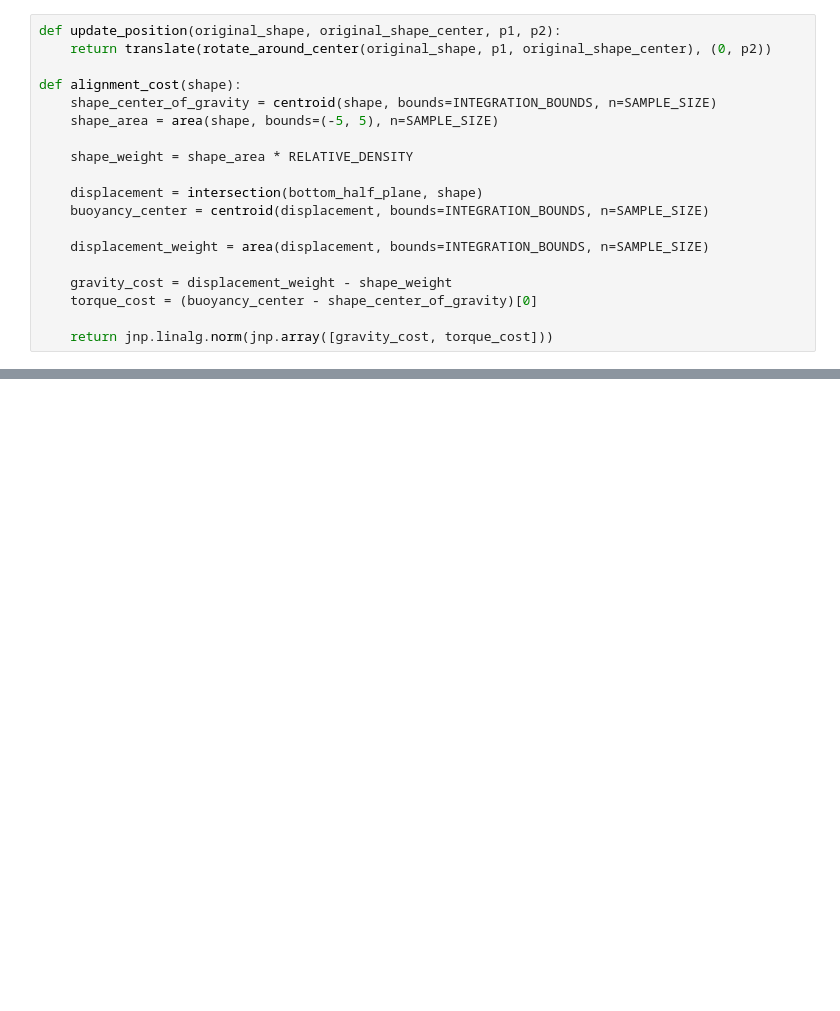
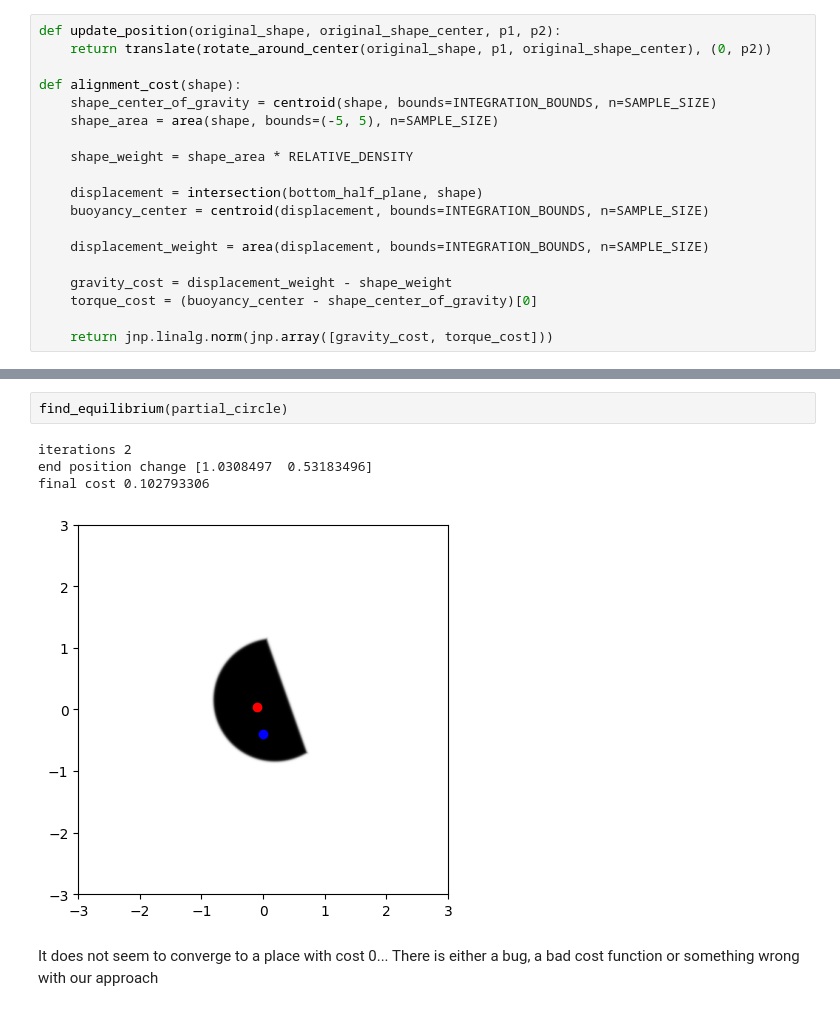
Before and after one commit to implicitsurfaces/polymorph, a Jupyter notebook: notebooks/full_boat_example.ipynb, the cells around one changed output, grey strips where cells are left out. Drawn from its saved outputs; the diff is of its cells as text; blank space fills up the shorter version.

```diff
--- a/notebooks/full_boat_example.ipynb
+++ b/notebooks/full_boat_example.ipynb
@@ -207,0 +213,9 @@ plt.scatter(center[0], center[1], c="blue")
+# %%
+find_equilibrium(partial_circle)
+# %% [output]
+iterations 2
+end position change [1.0308497  0.53183496]
+final cost 0.102793306
+[figure, added]
+# %% [markdown]
+It does not seem to converge to a place with cost 0... There is either a bug, a bad cost function or something wrong with our approach
```
Also changed, not shown: parts of 18 cells of this notebook.
